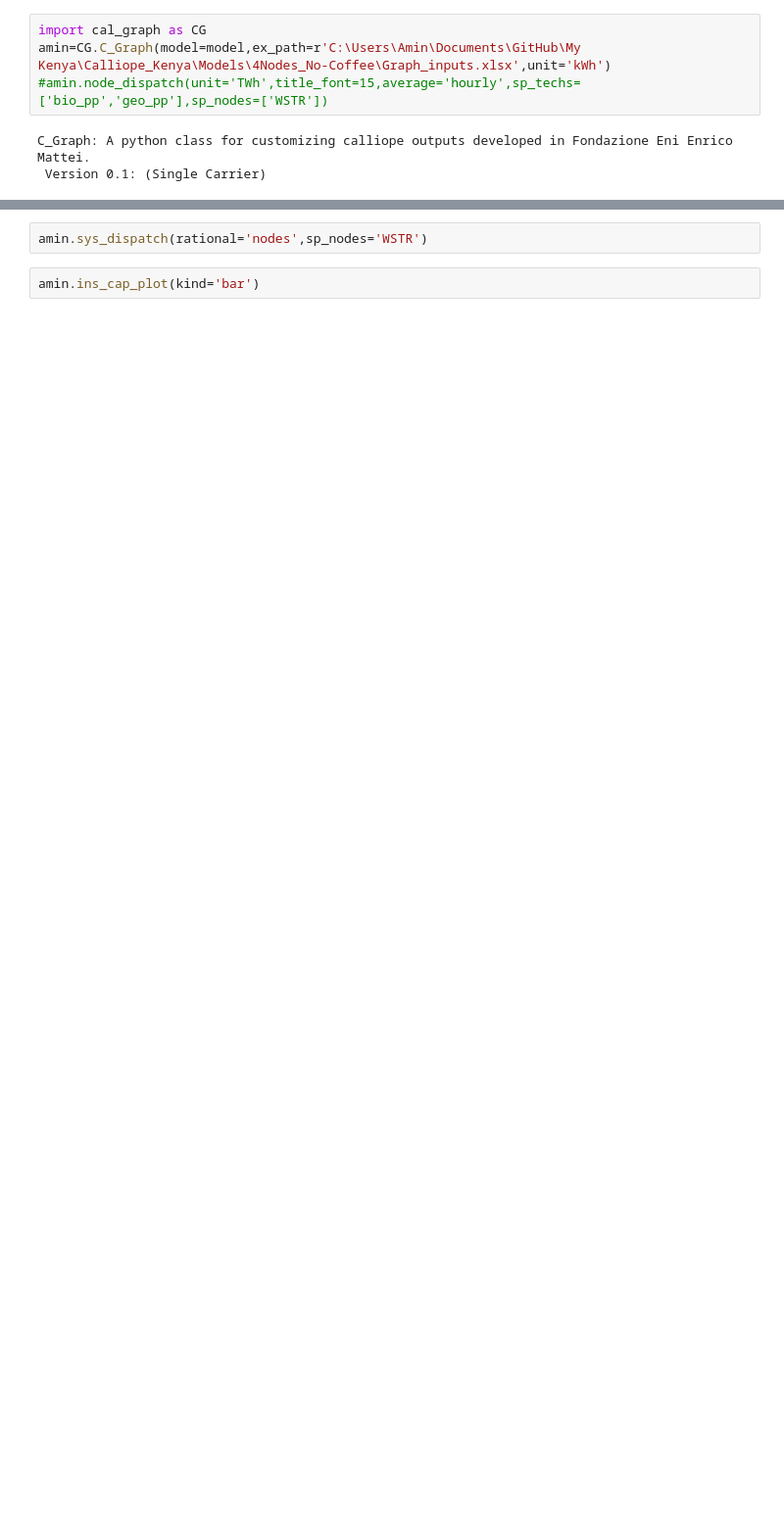
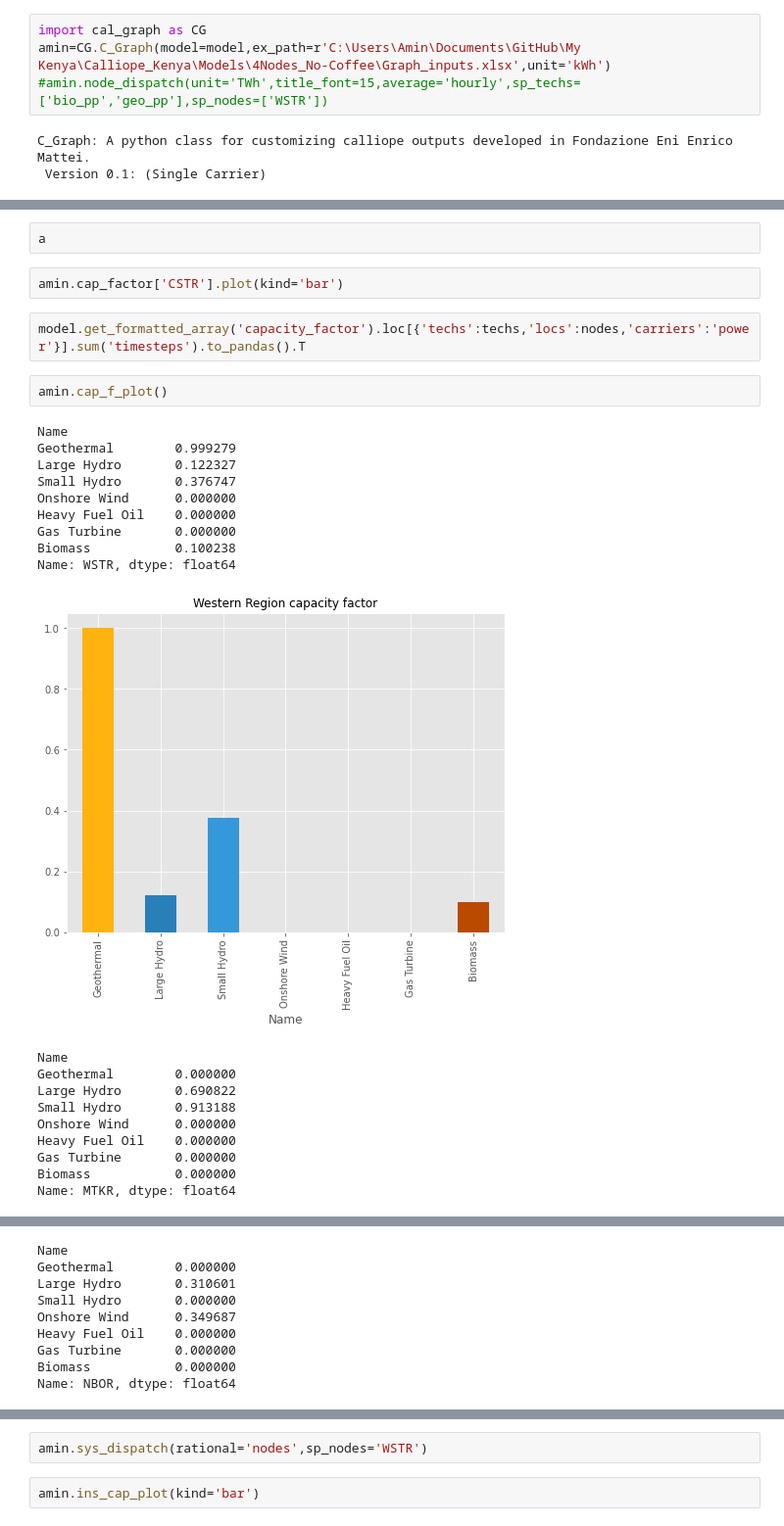
Before and after one commit to FEEM-Africa-REP/CIVICS, a Jupyter notebook: Calliope_Kenya/Models/4Nodes_No-Coffee/Kenya_2015_ICE_NB.ipynb, the cells around one changed output, grey strips where cells are left out. Shown: that part at 98% size. Drawn from its saved outputs; the diff is of its cells as text; blank space fills up the shorter version.

Commit message:
capacity factor graph added

```diff
--- a/Calliope_Kenya/Models/4Nodes_No-Coffee/Kenya_2015_ICE_NB.ipynb
+++ b/Calliope_Kenya/Models/4Nodes_No-Coffee/Kenya_2015_ICE_NB.ipynb
@@ -34,0 +37,28 @@ C_Graph: A python class for customizing calliope outputs developed in Fondazione
+# %%
+a
+# %%
+amin.cap_factor['CSTR'].plot(kind='bar')
+# %%
+model.get_formatted_array('capacity_factor').loc[{'techs':techs,'locs':nodes,'carriers':'power'}].sum('timesteps').to_pandas().T
+# %%
+amin.cap_f_plot()
+# %% [output]
+Name
+Geothermal        0.999279
+Large Hydro       0.122327
+Small Hydro       0.376747
+Onshore Wind      0.000000
+Heavy Fuel Oil    0.000000
+Gas Turbine       0.000000
+Biomass           0.100238
+Name: WSTR, dtype: float64
+[figure, added]
+Name
+Geothermal        0.000000
+Large Hydro       0.690822
+Small Hydro       0.913188
+Onshore Wind      0.000000
+Heavy Fuel Oil    0.000000
+Gas Turbine       0.000000
+Biomass           0.000000
+Name: MTKR, dtype: float64
@@ -34,0 +66,9 @@ C_Graph: A python class for customizing calliope outputs developed in Fondazione
+Name
+Geothermal        0.000000
+Large Hydro       0.310601
+Small Hydro       0.000000
+Onshore Wind      0.349687
+Heavy Fuel Oil    0.000000
+Gas Turbine       0.000000
+Biomass           0.000000
+Name: NBOR, dtype: float64
```
Also changed, not shown: parts of 9 cells of this notebook, 12 other files.
